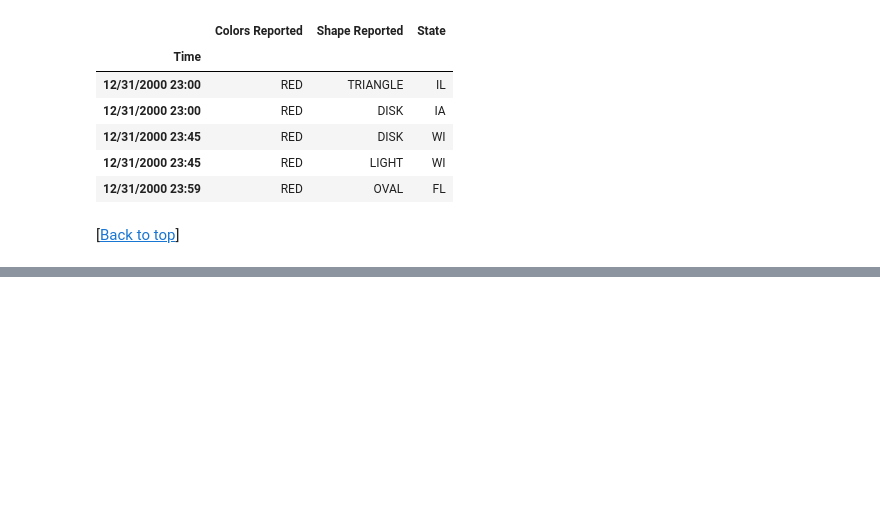
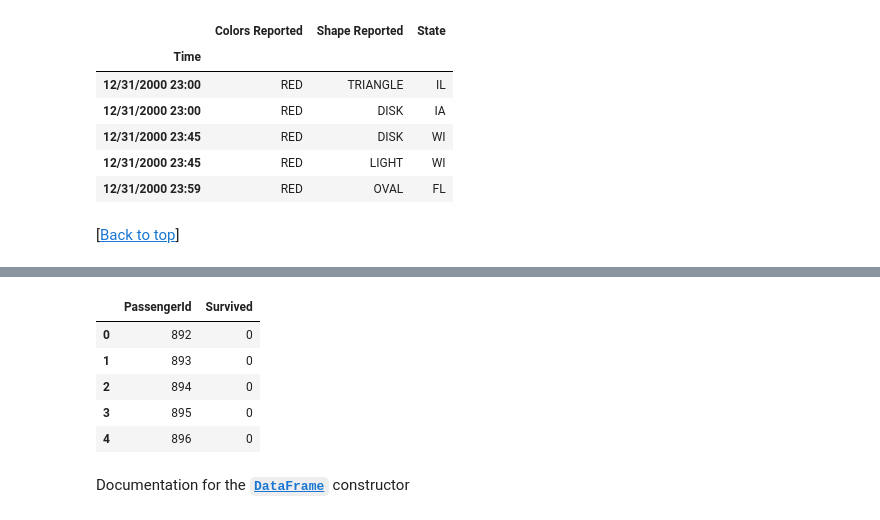
Before and after one commit to justmarkham/pandas-videos, a Jupyter notebook: pandas.ipynb, the cells around one changed output, grey strips where cells are left out. Cells and saved outputs as stored; diff of their text form; code cells hidden in the pictures; blank space fills up the shorter version.

```diff
--- a/pandas.ipynb
+++ b/pandas.ipynb
@@ -2016,0 +2257,15 @@ ufo.fillna(method='ffill').tail()
+# %%
+# use the fitted model to make predictions for the testing set observations
+new_pred_class = logreg.predict(X_new)
+# %%
+# create a DataFrame of passenger IDs and testing set predictions
+pd.DataFrame({'PassengerId':test.PassengerId, 'Survived':new_pred_class}).head()
+# %% [output]
+|  | PassengerId | Survived |
+| 0 | 892 | 0 |
+| 1 | 893 | 0 |
+| 2 | 894 | 0 |
+| 3 | 895 | 0 |
+| 4 | 896 | 0 |
+# %% [markdown]
+Documentation for the [**`DataFrame`**](http://pandas.pydata.org/pandas-docs/stable/generated/pandas.DataFrame.html) constructor
```
Also changed, not shown: parts of 36 cells of this notebook, 1 other file.
